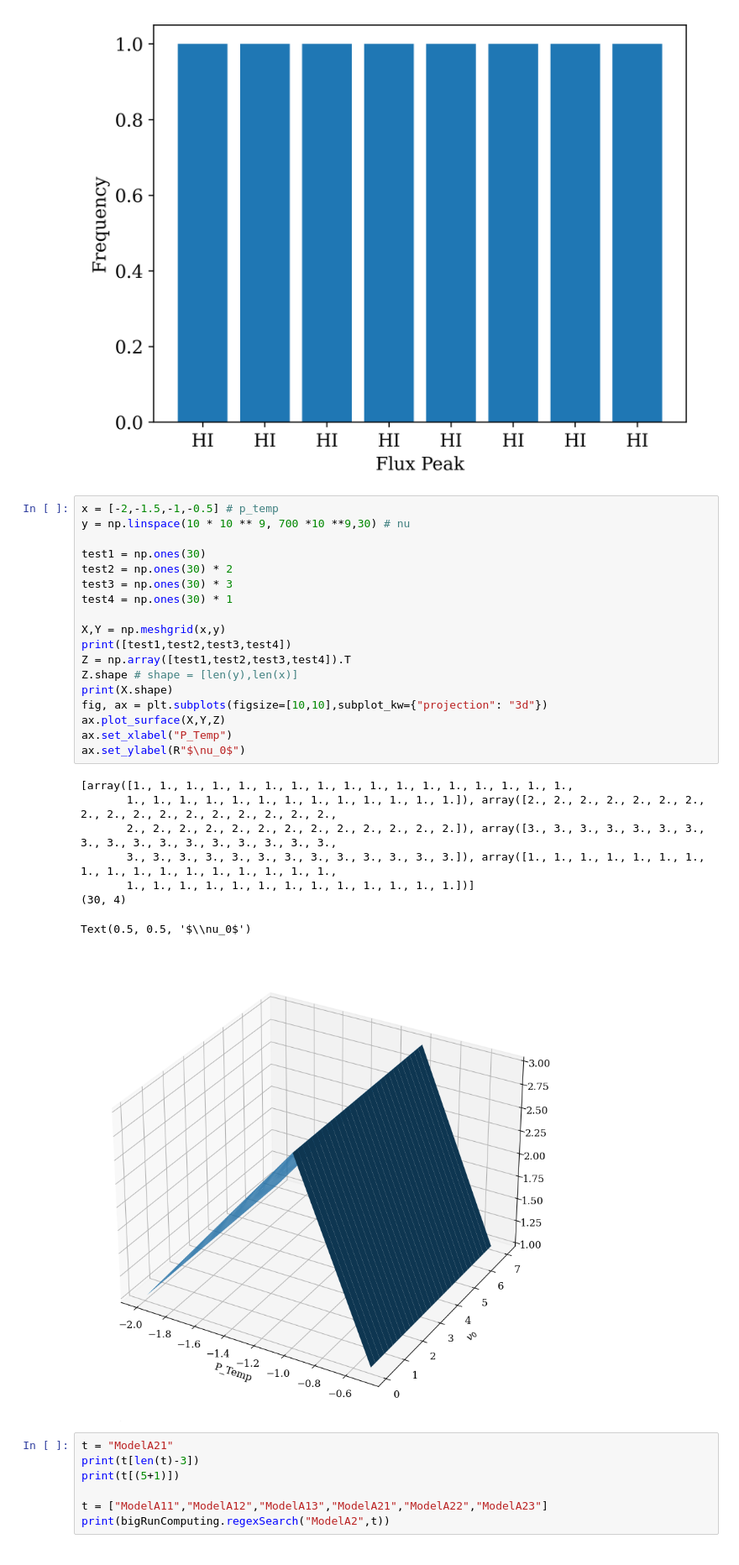
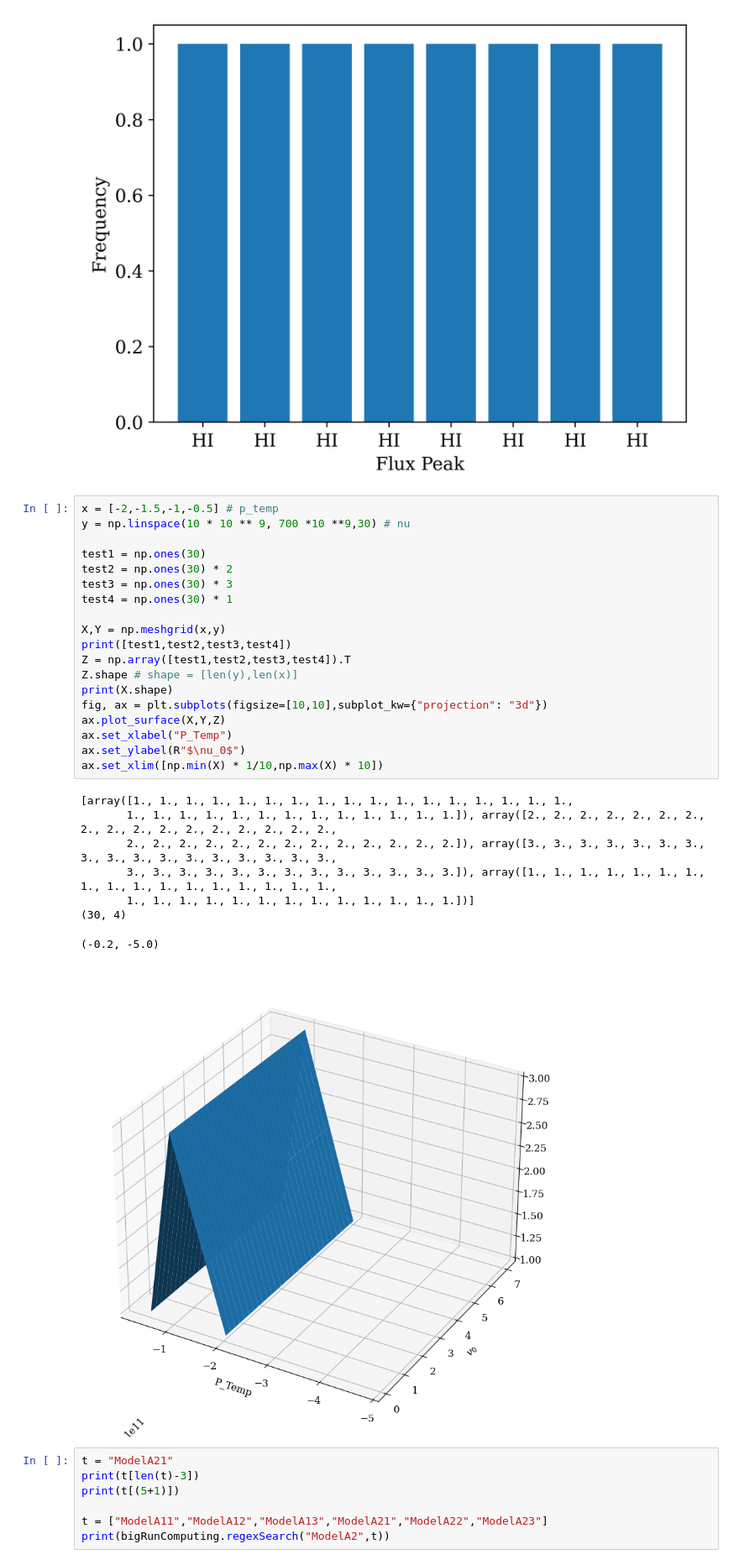
Before and after one commit to TejahniDesire/aart_tdwork, a Jupyter notebook: jpgrounds2.ipynb, the cells around one changed output. Shown: that part at 84% size. Cells and saved outputs as stored; diff of their text form.

```diff
--- a/jpgrounds2.ipynb
+++ b/jpgrounds2.ipynb
@@ -56,30 +56,31 @@ Text(0, 0.5, 'Frequency')
 # %%
 x = [-2,-1.5,-1,-0.5] # p_temp
 y = np.linspace(10 * 10 ** 9, 700 *10 **9,30) # nu
 
 test1 = np.ones(30)
 test2 = np.ones(30) * 2
 test3 = np.ones(30) * 3
 test4 = np.ones(30) * 1
 
 X,Y = np.meshgrid(x,y)
 print([test1,test2,test3,test4])
 Z = np.array([test1,test2,test3,test4]).T
 Z.shape # shape = [len(y),len(x)]
 print(X.shape)
 fig, ax = plt.subplots(figsize=[10,10],subplot_kw={"projection": "3d"})
 ax.plot_surface(X,Y,Z)
 ax.set_xlabel("P_Temp")
 ax.set_ylabel(R"$\nu_0$")
+ax.set_xlim([np.min(X) * 1/10,np.max(X) * 10])
 # %% [output]
 [array([1., 1., 1., 1., 1., 1., 1., 1., 1., 1., 1., 1., 1., 1., 1., 1., 1.,
        1., 1., 1., 1., 1., 1., 1., 1., 1., 1., 1., 1., 1.]), array([2., 2., 2., 2., 2., 2., 2., 2., 2., 2., 2., 2., 2., 2., 2., 2., 2.,
        2., 2., 2., 2., 2., 2., 2., 2., 2., 2., 2., 2., 2.]), array([3., 3., 3., 3., 3., 3., 3., 3., 3., 3., 3., 3., 3., 3., 3., 3., 3.,
        3., 3., 3., 3., 3., 3., 3., 3., 3., 3., 3., 3., 3.]), array([1., 1., 1., 1., 1., 1., 1., 1., 1., 1., 1., 1., 1., 1., 1., 1., 1.,
        1., 1., 1., 1., 1., 1., 1., 1., 1., 1., 1., 1., 1.])]
 (30, 4)
-Text(0.5, 0.5, '$\\nu_0$')
+(-0.2, -5.0)
-[figure, old version]
+[figure, new version]
 # %%
 t = "ModelA21"
 print(t[len(t)-3])
```
Also changed, not shown: 1 other file.
